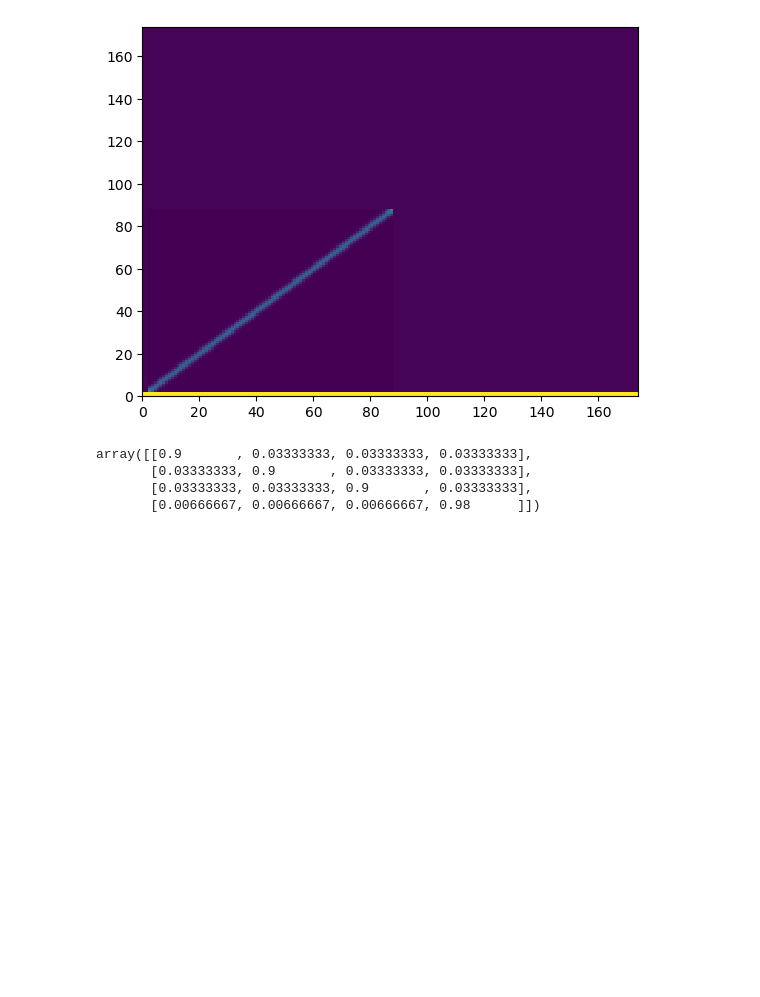
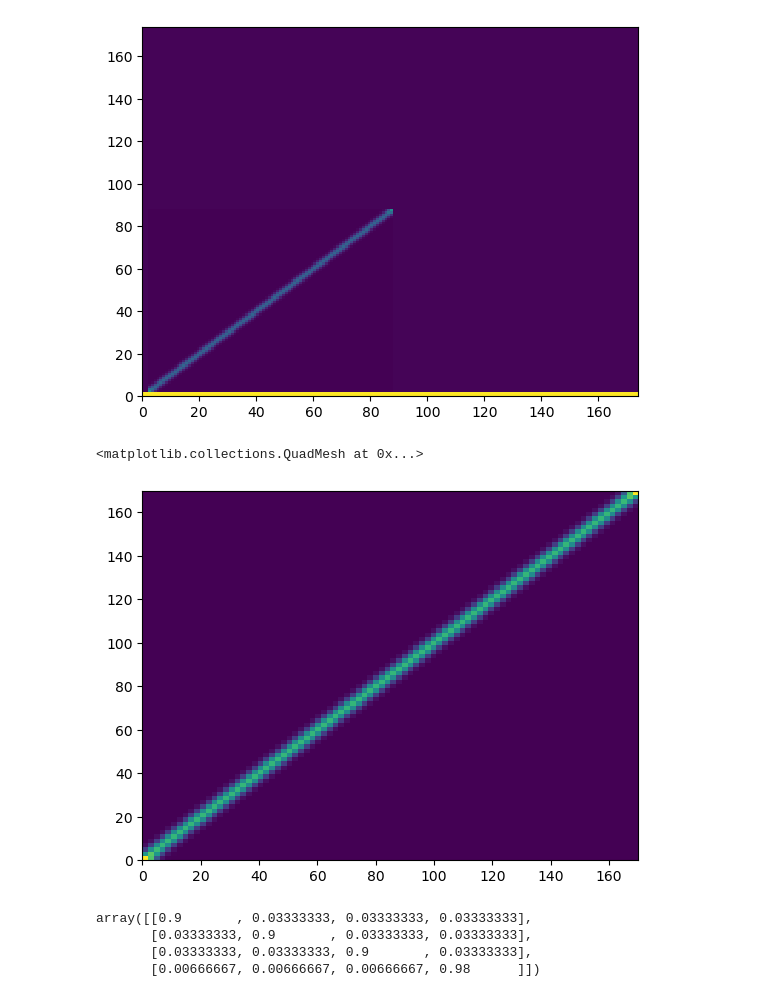
Before and after one commit to LorenFrankLab/non_local_detector, a Jupyter notebook: notebooks/test.ipynb, the cells around one changed output. Drawn from its saved outputs; the diff is of its cells as text; code cells hidden in the pictures; blank space fills up the shorter version.

```diff
--- a/notebooks/test.ipynb
+++ b/notebooks/test.ipynb
@@ -32,7 +32,10 @@ axes[2].plot(time, speed)
 # %%
 from non_local_detector import SortedSpikesDetector
 
-detector = SortedSpikesDetector()
+detector = SortedSpikesDetector(
+    sorted_spikes_algorithm="sorted_spikes_glm_jax",
+    sorted_spikes_algorithm_params={},
+)
 # %%
 detector.initialize_environments(position)
 # %%
@@ -93,6 +140,12 @@ plt.pcolormesh(detector.continuous_state_transitions_.T)
 # %% [output]
 <matplotlib.collections.QuadMesh at 0x...>
 [figure]
+# %%
+plt.pcolormesh(detector.environments[0].edges_[0], detector.environments[0].edges_[0],
+               detector.continuous_state_transitions_[np.ix_(detector.state_ind_ == 2, detector.state_ind_ == 2)])
+# %% [output]
+<matplotlib.collections.QuadMesh at 0x...>
+[figure, added]
 # %%
 detector.initialize_discrete_state_transition()
 # %%
```
Also changed, not shown: parts of 25 cells of this notebook, 4 other files.
